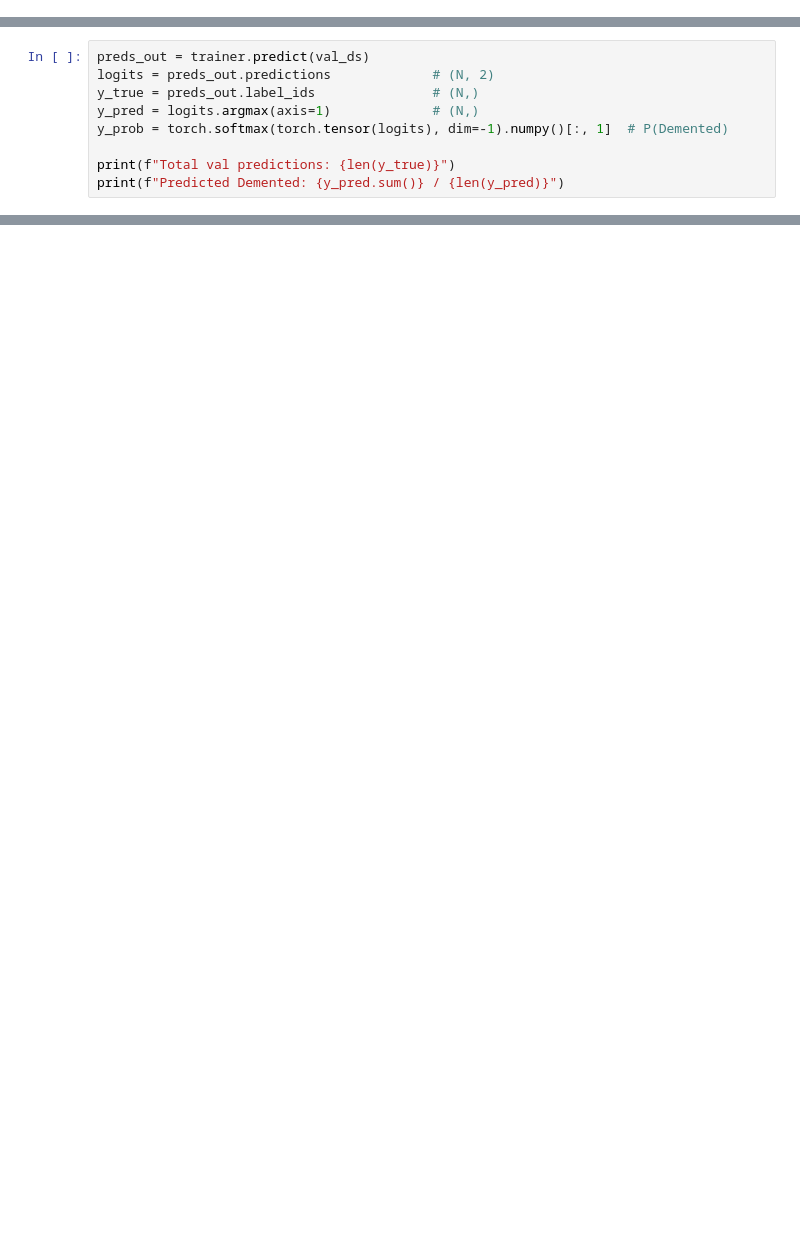
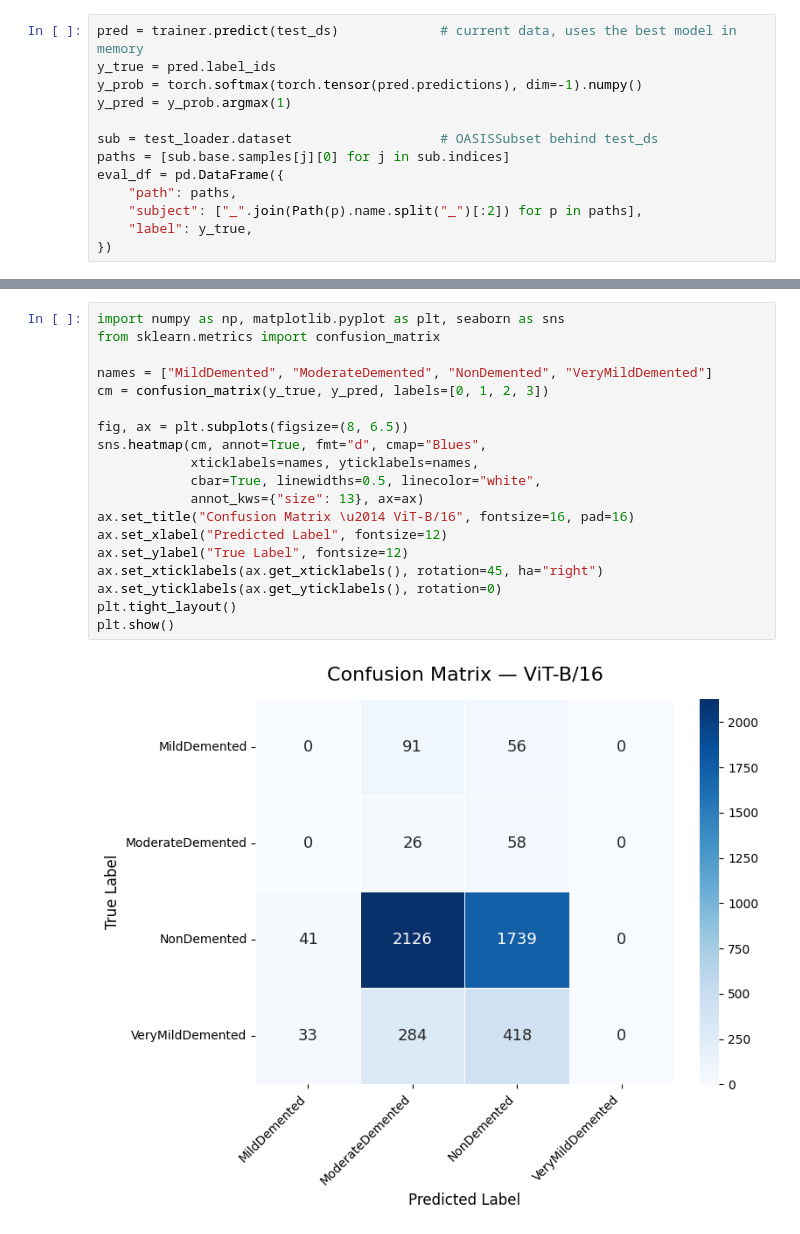
Before and after one commit to wj6801/Alzheimer-s-MRI-Classification, a Jupyter notebook: vit_oasis.ipynb, the cells around one changed output, grey strips where cells are left out. Saved outputs shown, nothing was run; the diff lists cells and outputs as text; blank space fills up the shorter version.

```diff
--- a/vit_oasis.ipynb
+++ b/vit_oasis.ipynb
@@ -241,0 +224,13 @@ ViTForImageClassification(
+# %%
+pred = trainer.predict(test_ds)             # current data, uses the best model in memory
+y_true = pred.label_ids
+y_prob = torch.softmax(torch.tensor(pred.predictions), dim=-1).numpy()
+y_pred = y_prob.argmax(1)
+
+sub = test_loader.dataset                   # OASISSubset behind test_ds
+paths = [sub.base.samples[j][0] for j in sub.indices]
+eval_df = pd.DataFrame({
+    "path": paths,
+    "subject": ["_".join(Path(p).name.split("_")[:2]) for p in paths],
+    "label": y_true,
+})
@@ -285,9 +259,0 @@ Train points: 43, Eval points: 44
-# %%
-preds_out = trainer.predict(val_ds)
-logits = preds_out.predictions             # (N, 2)
-y_true = preds_out.label_ids               # (N,)
-y_pred = logits.argmax(axis=1)             # (N,)
-y_prob = torch.softmax(torch.tensor(logits), dim=-1).numpy()[:, 1]  # P(Demented)
-
-print(f"Total val predictions: {len(y_true)}")
-print(f"Predicted Demented: {y_pred.sum()} / {len(y_pred)}")
@@ -384,0 +262,21 @@ Patient-level AUROC:    0.9097
+# %%
+import numpy as np, matplotlib.pyplot as plt, seaborn as sns
+from sklearn.metrics import confusion_matrix
+
+names = ["MildDemented", "ModerateDemented", "NonDemented", "VeryMildDemented"]
+cm = confusion_matrix(y_true, y_pred, labels=[0, 1, 2, 3])
+
+fig, ax = plt.subplots(figsize=(8, 6.5))
+sns.heatmap(cm, annot=True, fmt="d", cmap="Blues",
+            xticklabels=names, yticklabels=names,
+            cbar=True, linewidths=0.5, linecolor="white",
+            annot_kws={"size": 13}, ax=ax)
+ax.set_title("Confusion Matrix \u2014 ViT-B/16", fontsize=16, pad=16)
+ax.set_xlabel("Predicted Label", fontsize=12)
+ax.set_ylabel("True Label", fontsize=12)
+ax.set_xticklabels(ax.get_xticklabels(), rotation=45, ha="right")
+ax.set_yticklabels(ax.get_yticklabels(), rotation=0)
+plt.tight_layout()
+plt.show()
+# %% [output]
+[figure, added]
```
Also changed, not shown: parts of 35 cells of this notebook, 2 other files.
